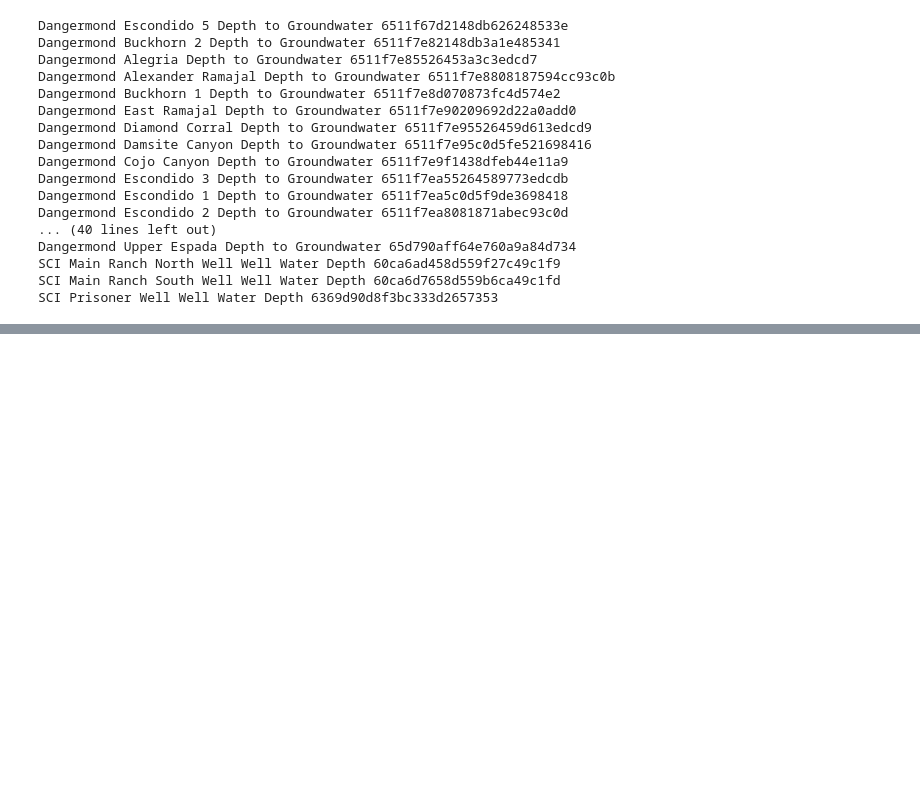
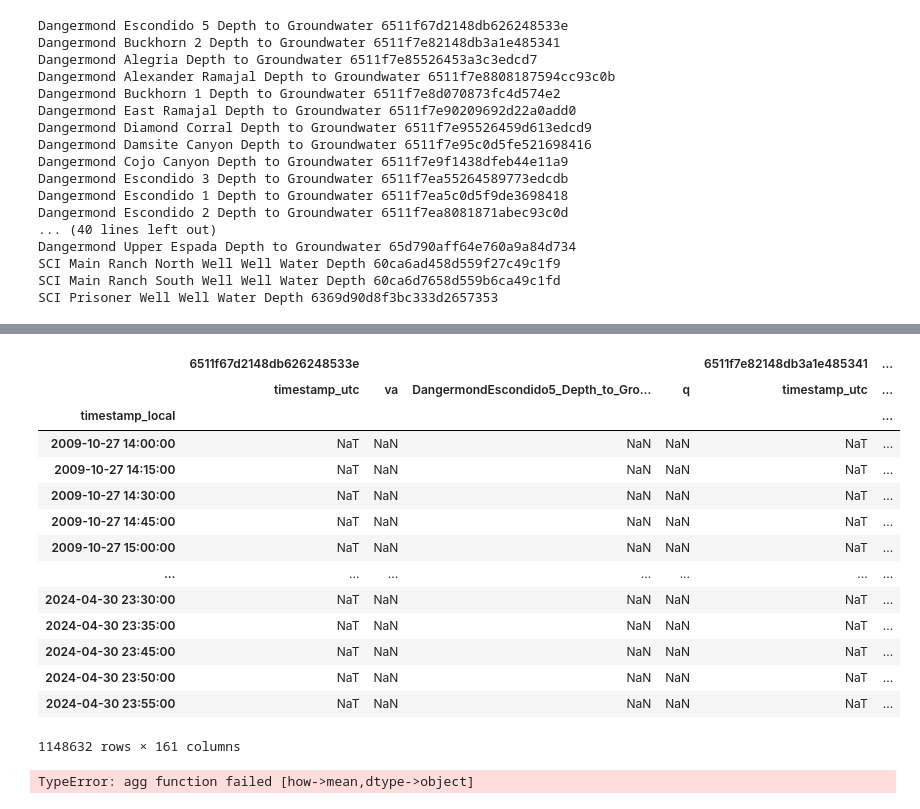
Before and after one commit to LynkerIntel/TNC_dangermond, a Jupyter notebook: station_data/dendra_query.ipynb, the cells around one changed output, grey strips where cells are left out. Saved outputs shown, nothing was run; the diff lists cells and outputs as text; code cells hidden in the pictures; blank space fills up the shorter version.

```diff
--- a/station_data/dendra_query.ipynb
+++ b/station_data/dendra_query.ipynb
@@ -56,0 +464,22 @@ SCI Prisoner Well Well Water Depth 6369d90d8f3bc333d2657353
+# %%
+df_all_wells
+# %% [output]
+|  | 6511f67d2148db626248533e |  |  |  | 6511f7e82148db3a1e485341 | ... |
+|  | timestamp_utc | va | DangermondEscondido5_Depth_to_Gro... | q | timestamp_utc | ... |
+| timestamp_local |  |  |  |  |  | ... |
+| 2009-10-27 14:00:00 | NaT | NaN | NaN | NaN | NaT | ... |
+| 2009-10-27 14:15:00 | NaT | NaN | NaN | NaN | NaT | ... |
+| 2009-10-27 14:30:00 | NaT | NaN | NaN | NaN | NaT | ... |
+| 2009-10-27 14:45:00 | NaT | NaN | NaN | NaN | NaT | ... |
+| 2009-10-27 15:00:00 | NaT | NaN | NaN | NaN | NaT | ... |
+| ... | ... | ... | ... | ... | ... | ... |
+| 2024-04-30 23:30:00 | NaT | NaN | NaN | NaN | NaT | ... |
+| 2024-04-30 23:35:00 | NaT | NaN | NaN | NaN | NaT | ... |
+| 2024-04-30 23:45:00 | NaT | NaN | NaN | NaN | NaT | ... |
+| 2024-04-30 23:50:00 | NaT | NaN | NaN | NaN | NaT | ... |
+| 2024-04-30 23:55:00 | NaT | NaN | NaN | NaN | NaT | ... |
+1148632 rows × 161 columns
+# %%
+df_all_wells.resample("h").mean()
+# %% [output]
+TypeError: agg function failed [how->mean,dtype->object]
```
Also changed, not shown: parts of 28 cells of this notebook.
